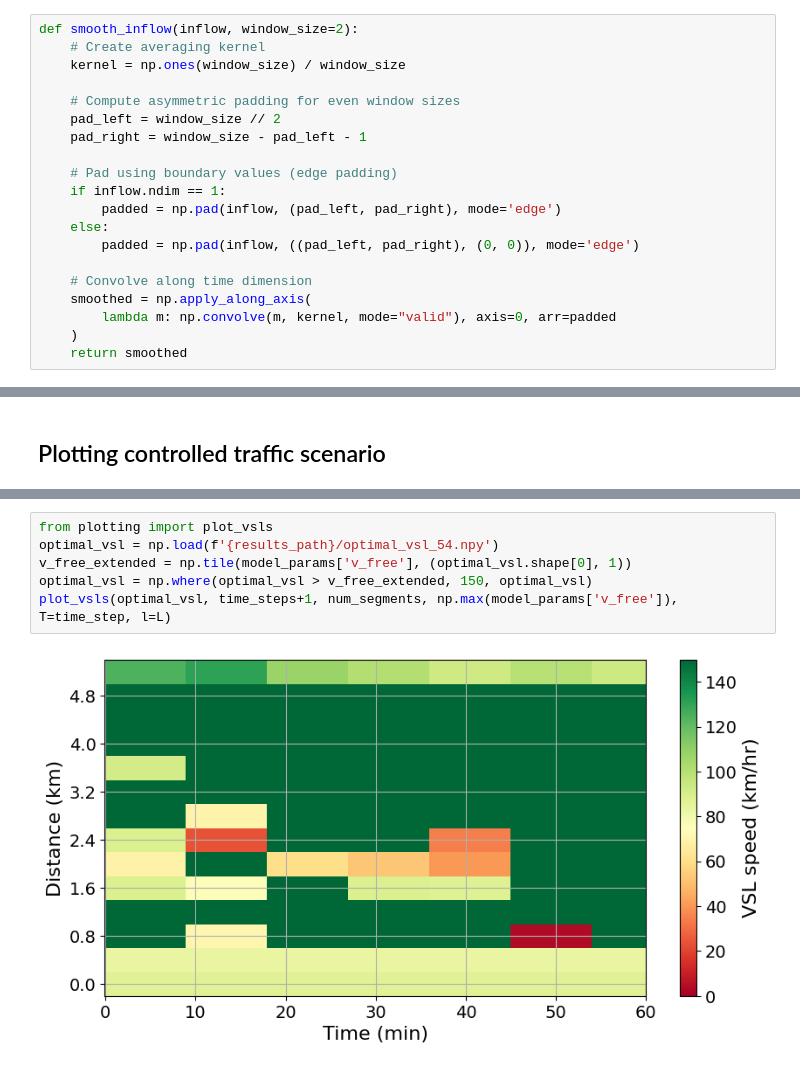
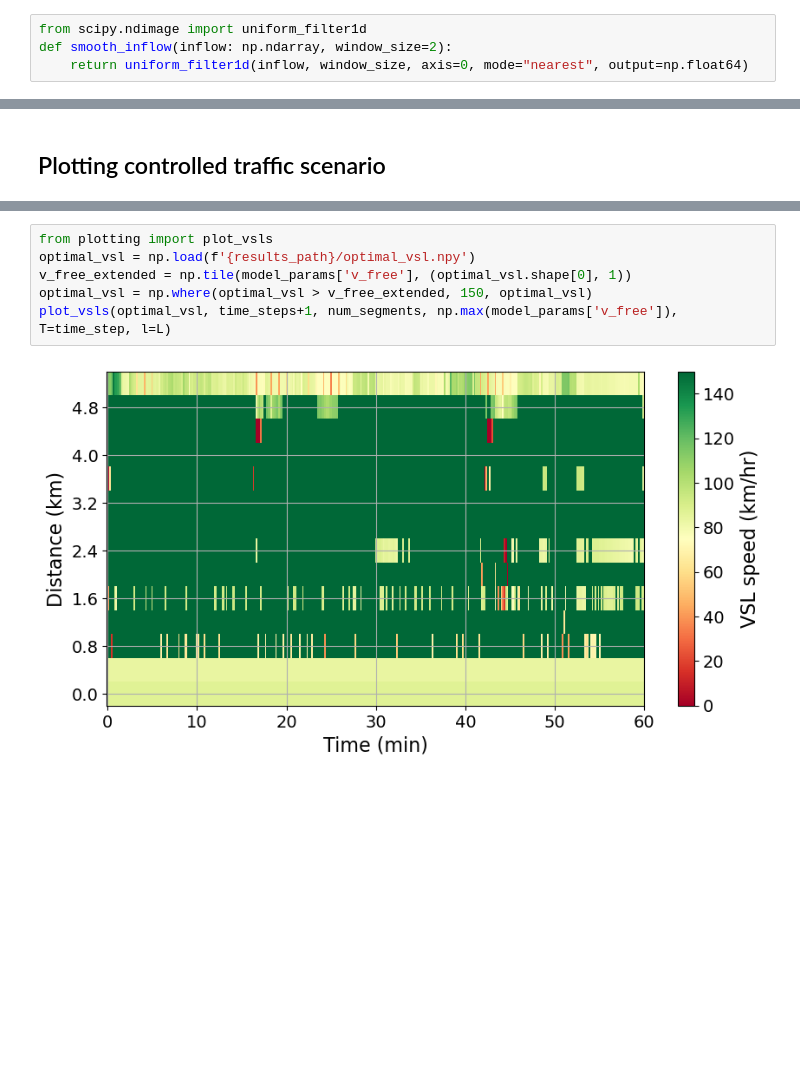
Before and after one commit to Tristanchaang/mpc-traffic-flow, a Jupyter notebook: experiments/run_controllable_congestion.ipynb, the cells around one changed output, grey strips where cells are left out. Cells and saved outputs as stored; diff of their text form; blank space fills up the shorter version.

```diff
--- a/experiments/run_controllable_congestion.ipynb
+++ b/experiments/run_controllable_congestion.ipynb
@@ -32,23 +19,7 @@ The autoreload extension is already loaded. To reload it, use:
-# %%
-def smooth_inflow(inflow, window_size=2):
-    # Create averaging kernel
-    kernel = np.ones(window_size) / window_size
-
-    # Compute asymmetric padding for even window sizes
-    pad_left = window_size // 2
-    pad_right = window_size - pad_left - 1
-
-    # Pad using boundary values (edge padding)
-    if inflow.ndim == 1:
-        padded = np.pad(inflow, (pad_left, pad_right), mode='edge')
-    else:
-        padded = np.pad(inflow, ((pad_left, pad_right), (0, 0)), mode='edge')
-
-    # Convolve along time dimension
-    smoothed = np.apply_along_axis(
-        lambda m: np.convolve(m, kernel, mode="valid"), axis=0, arr=padded
-    )
-    return smoothed
+# %%
+from scipy.ndimage import uniform_filter1d
+def smooth_inflow(inflow: np.ndarray, window_size=2):
+    return uniform_filter1d(inflow, window_size, axis=0, mode="nearest", output=np.float64)
 # %% [markdown]
 ## Data and calibration loading
 # %%
@@ -638,11 +604,11 @@ Controllable congestion: 49.68013770794666%
 # %%
 from plotting import plot_vsls
-optimal_vsl = np.load(f'{results_path}/optimal_vsl_54.npy')
+optimal_vsl = np.load(f'{results_path}/optimal_vsl.npy')
 v_free_extended = np.tile(model_params['v_free'], (optimal_vsl.shape[0], 1))
 optimal_vsl = np.where(optimal_vsl > v_free_extended, 150, optimal_vsl)
 plot_vsls(optimal_vsl, time_steps+1, num_segments, np.max(model_params['v_free']), T=time_step, l=L)
 # %% [output]
-[figure, old version]
+[figure, new version]
 # %%
 # Plot beta and r
 fig, axs = plt.subplots(1, 2, figsize=(12, 5))
```
Also changed, not shown: parts of 25 cells of this notebook, 9 other files.
